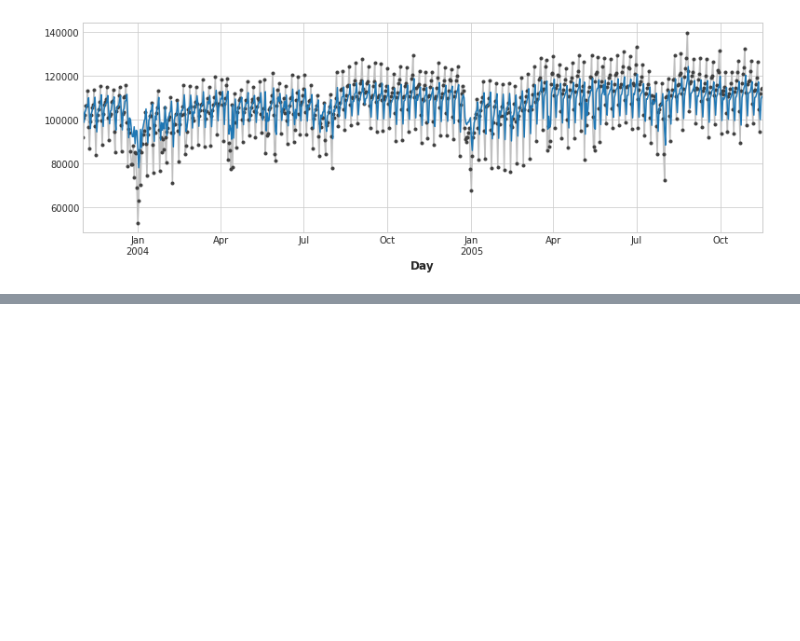
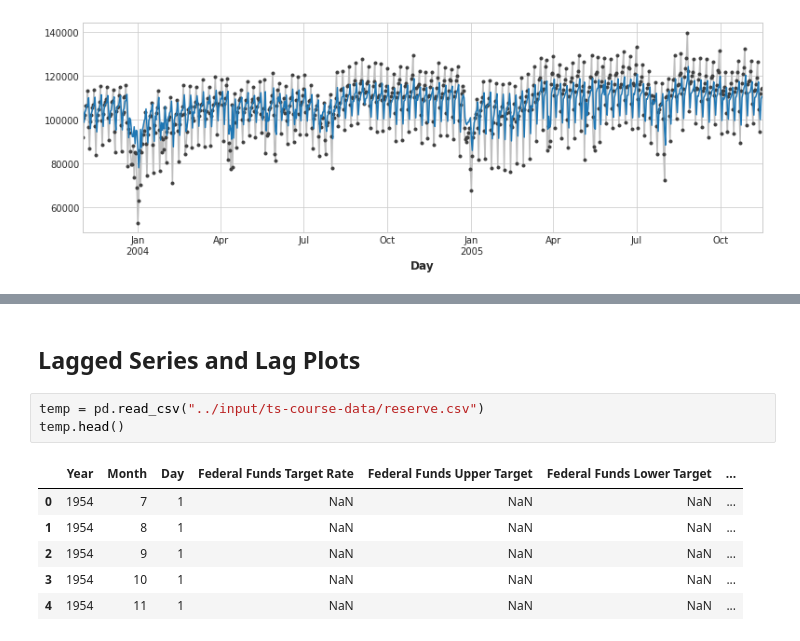
Before and after one commit to maxkskhor/explore, a Jupyter notebook: tunnel-traffic-1.ipynb, the cells around one changed output, grey strips where cells are left out. Cells and saved outputs as stored; diff of their text form; blank space fills up the shorter version.

```diff
--- a/tunnel-traffic-1.ipynb
+++ b/tunnel-traffic-1.ipynb
@@ -160,0 +248,12 @@ ax = y_pred.plot()
+# %% [markdown]
+## Lagged Series and Lag Plots
+# %%
+temp = pd.read_csv("../input/ts-course-data/reserve.csv")
+temp.head()
+# %% [output]
+|  | Year | Month | Day | Federal Funds Target Rate | Federal Funds Upper Target | Federal Funds Lower Target | ... |
+| 0 | 1954 | 7 | 1 | NaN | NaN | NaN | ... |
+| 1 | 1954 | 8 | 1 | NaN | NaN | NaN | ... |
+| 2 | 1954 | 9 | 1 | NaN | NaN | NaN | ... |
+| 3 | 1954 | 10 | 1 | NaN | NaN | NaN | ... |
+| 4 | 1954 | 11 | 1 | NaN | NaN | NaN | ... |
```
Also changed, not shown: parts of 12 cells of this notebook.
